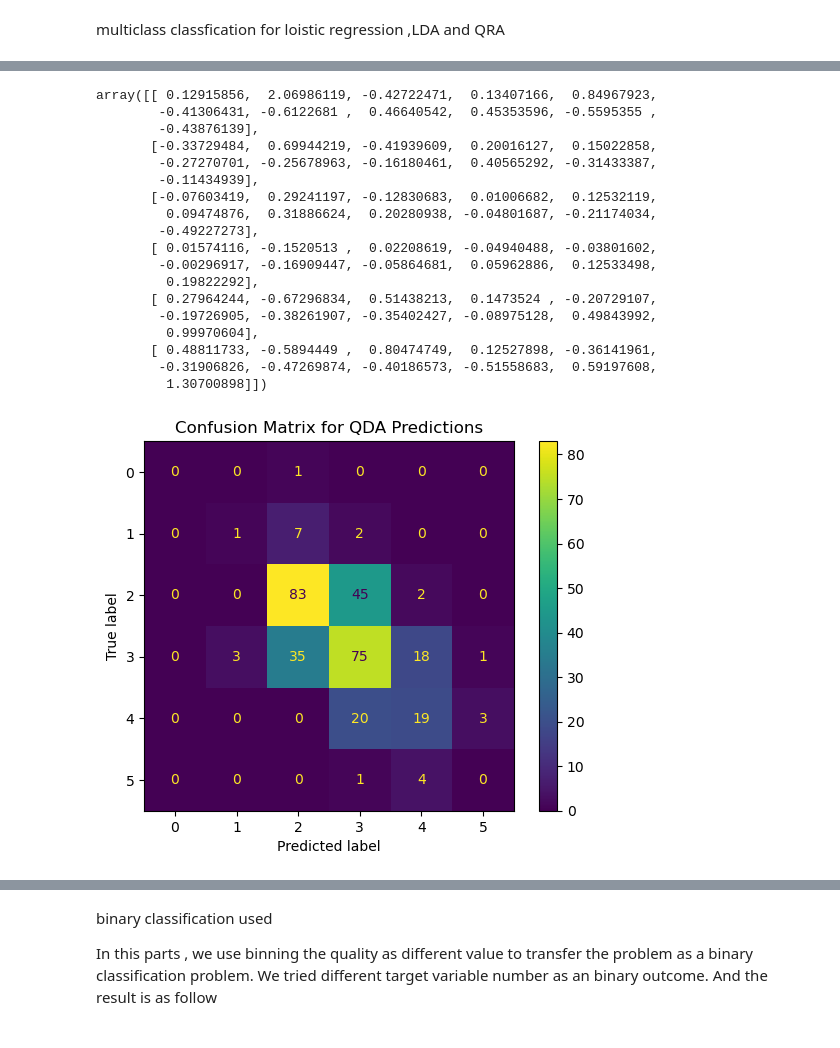
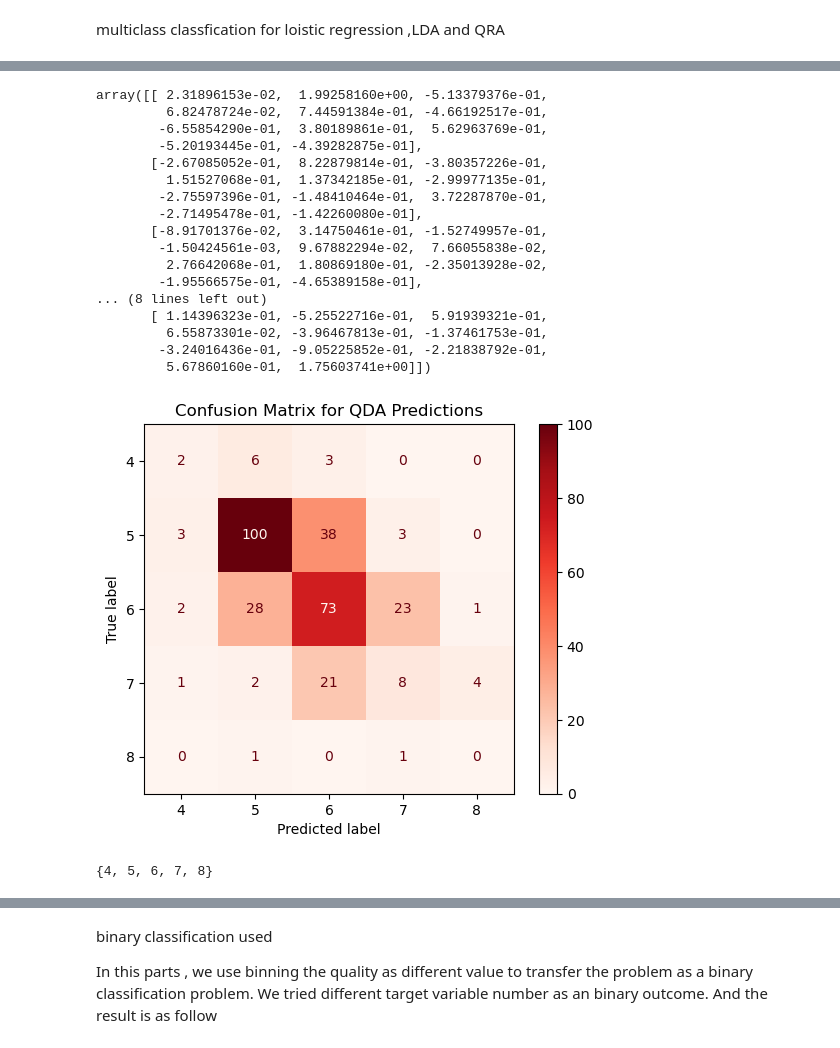
Before and after one commit to rpi11/DSAN5300-final_project, a Jupyter notebook: Classification.ipynb, the cells around one changed output, grey strips where cells are left out. Cells and saved outputs as stored; diff of their text form; code cells hidden in the pictures.

```diff
--- a/Classification.ipynb
+++ b/Classification.ipynb
@@ -6,6 +10,7 @@ import seaborn as sns
 # %%
 with open("data/winequality.csv", "r") as f:
     df = pd.read_csv(f)
+    df = df.sort_values(by = "quality").reset_index(drop = True)
 df.head()
 # %% [output]
 |  | fixed acidity | volatile acidity | citric acid | residual sugar | chlorides | free sulfur dioxide | ... |
@@ -28,7 +33,7 @@ from sklearn.preprocessing import StandardScaler
 missing_values = df.isnull().sum()
 
 X = df.drop('quality', axis=1)
-y = df['quality']
+y = pd.Categorical(df['quality'])
 
 scaler = StandardScaler()
 X_scaled = scaler.fit_transform(X)
@@ -112,35 +117,38 @@ plt.show()
 # %%
 qda.means_
 # %% [output]
-array([[ 0.12915856,  2.06986119, -0.42722471,  0.13407166,  0.84967923,
-        -0.41306431, -0.6122681 ,  0.46640542,  0.45353596, -0.5595355 ,
-        -0.43876139],
-       [-0.33729484,  0.69944219, -0.41939609,  0.20016127,  0.15022858,
-        -0.27270701, -0.25678963, -0.16180461,  0.40565292, -0.31433387,
-        -0.11434939],
-       [-0.07603419,  0.29241197, -0.12830683,  0.01006682,  0.12532119,
-         0.09474876,  0.31886624,  0.20280938, -0.04801687, -0.21174034,
-        -0.49227273],
-       [ 0.01574116, -0.1520513 ,  0.02208619, -0.04940488, -0.03801602,
-        -0.00296917, -0.16909447, -0.05864681,  0.05962886,  0.12533498,
-         0.19822292],
-       [ 0.27964244, -0.67296834,  0.51438213,  0.1473524 , -0.20729107,
-        -0.19726905, -0.38261907, -0.35402427, -0.08975128,  0.49843992,
-         0.99970604],
-       [ 0.48811733, -0.5894449 ,  0.80474749,  0.12527898, -0.36141961,
-        -0.31906826, -0.47269874, -0.40186573, -0.51558683,  0.59197608,
-         1.30700898]])
+array([[ 2.31896153e-02,  1.99258160e+00, -5.13379376e-01,
+         6.82478724e-02,  7.44591384e-01, -4.66192517e-01,
+        -6.55854290e-01,  3.80189861e-01,  5.62963769e-01,
+        -5.20193445e-01, -4.39282875e-01],
+       [-2.67085052e-01,  8.22879814e-01, -3.80357226e-01,
+         1.51527068e-01,  1.37342185e-01, -2.99977135e-01,
+        -2.75597396e-01, -1.48410464e-01,  3.72287870e-01,
+        -2.71495478e-01, -1.42260080e-01],
+       [-8.91701376e-02,  3.14750461e-01, -1.52749957e-01,
+        -1.50424561e-03,  9.67882294e-02,  7.66055838e-02,
+         2.76642068e-01,  1.80869180e-01, -2.35013928e-02,
+        -1.95566575e-01, -4.65389158e-01],
+... (8 lines left out)
+       [ 1.14396323e-01, -5.25522716e-01,  5.91939321e-01,
+         6.55873301e-02, -3.96467813e-01, -1.37461753e-01,
+        -3.24016436e-01, -9.05225852e-01, -2.21838792e-01,
+         5.67860160e-01,  1.75603741e+00]])
 # %%
 y_pred_qda = qda.predict(X_test)
 
 conf_matrix_qda = confusion_matrix(y_test, y_pred_qda)
 
 conf_matrix_qda
 
-ConfusionMatrixDisplay(conf_matrix_qda).plot(values_format='d')
+ConfusionMatrixDisplay(conf_matrix_qda, display_labels=sorted(set(list(y_pred_qda)+list(y_test)))).plot(values_format='d', cmap='Reds')
 plt.title('Confusion Matrix for QDA Predictions')
 plt.show()
 # %% [output]
-[figure, old version]
+[figure, new version]
+# %%
+set(y_test)
+# %% [output]
+{4, 5, 6, 7, 8}
 # %%
 from sklearn.metrics import mean_squared_error
```
Also changed, not shown: parts of 17 cells of this notebook, 17 other files.
